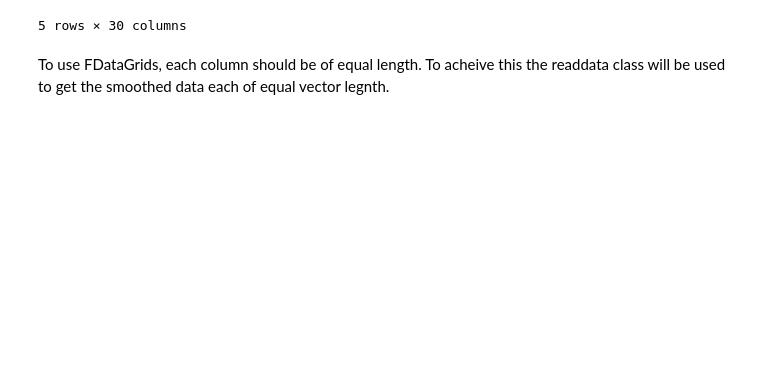
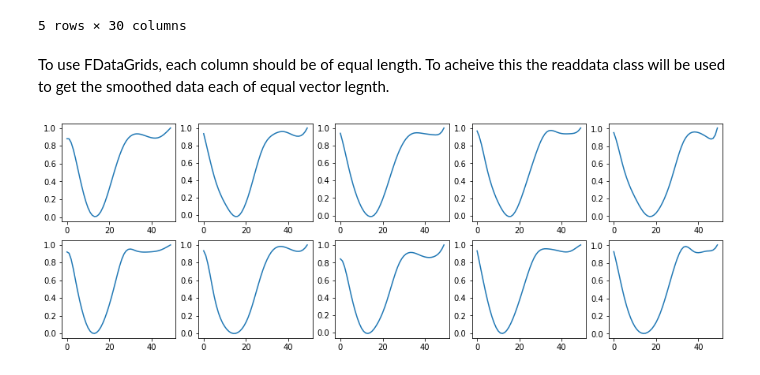
Before and after one commit to ruckapark/FDA, a Jupyter notebook: FDA_letter_classifiers.ipynb, the cells around one changed output. Cells and saved outputs as stored; diff of their text form; code cells hidden in the pictures; blank space fills up the shorter version.

Commit message:
Finish classifying letter data based on the X coordinates

```diff
--- a/FDA_letter_classifiers.ipynb
+++ b/FDA_letter_classifiers.ipynb
@@ -31,3 +31,19 @@ letterdata = letterData('xdata_abc.csv','ydata_abc.csv')
 # %%
 #return to original directory
 os.chdir(root)
+# %%
+#take all X data, and use Xsmooth with evenly sized vectors by using the SplEv tool
+from scipy import interpolate
+Bspline_coeff = letterdata.coefficients
+X = pd.DataFrame(np.zeros(letterdata.x.shape),columns = letterdata.x.columns)
+for i,col in enumerate(X.columns):
+    X[col] = interpolate.splev(
+        np.linspace(0,np.sum(~letterdata.x[col].isnull()) - 1,50),
+        (Bspline_coeff['tx'].iloc[i],Bspline_coeff['cx'].iloc[i],Bspline_coeff['kx'].iloc[i]))
+# %%
+#check visuals are coherent for 'a0-9' values
+fig,axes = plt.subplots(2,5,figsize = (15,5))
+for i in range(10):
+    axes[i//5,i%5].plot(np.arange(50),X['a{}'.format(i)])
+# %% [output]
+[figure, added]
```
Also changed, not shown: parts of 13 cells of this notebook.
